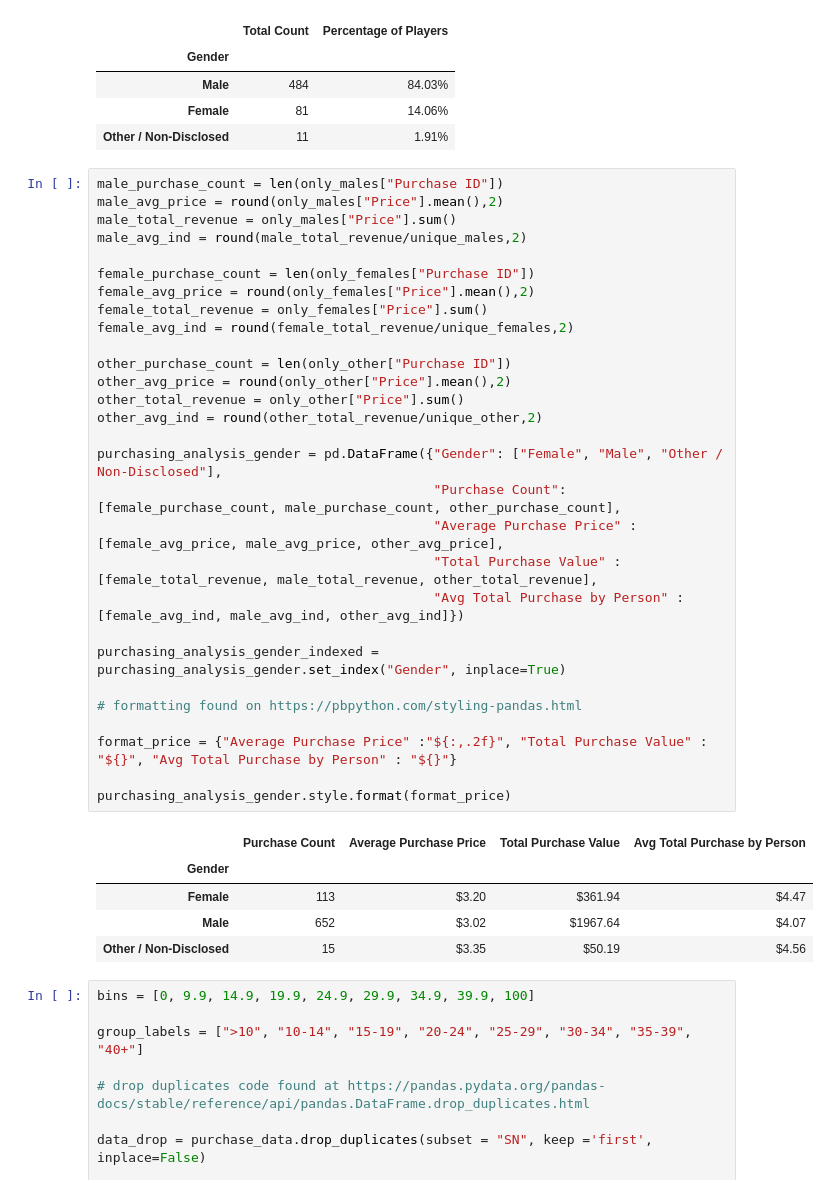
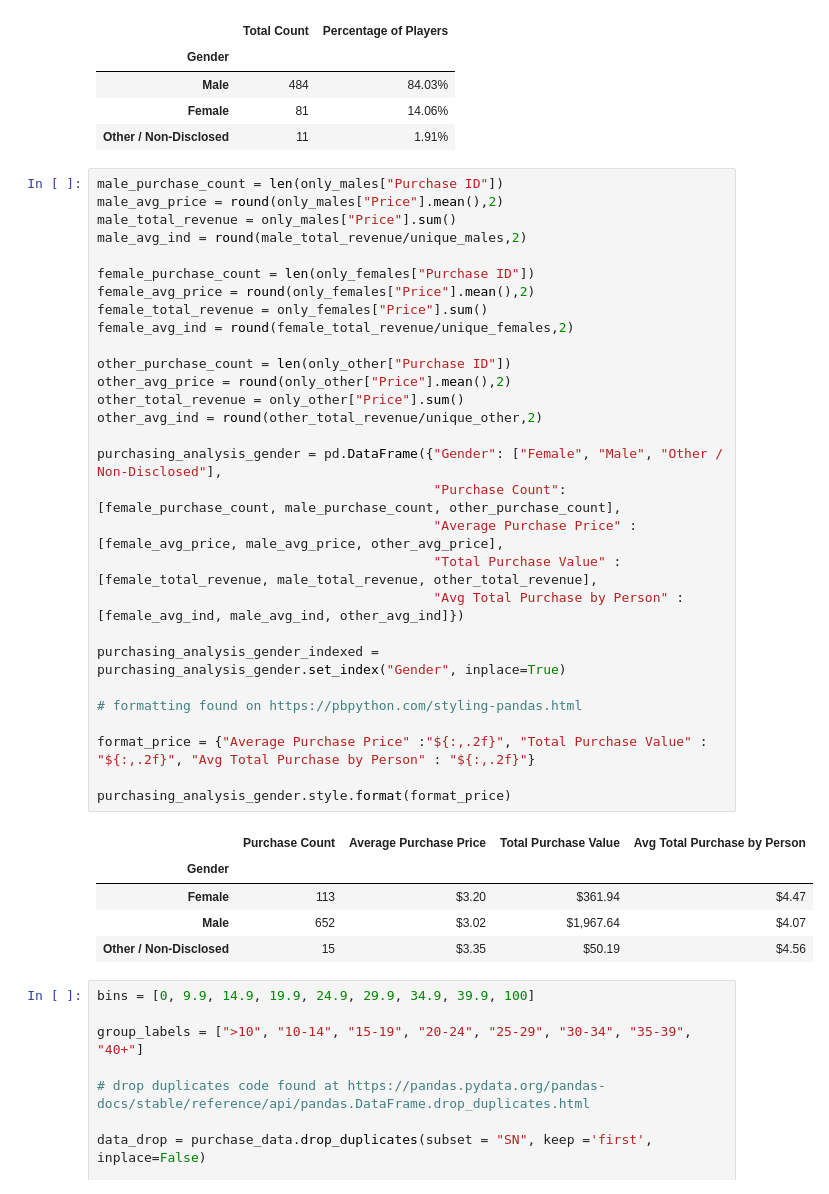
Before and after one commit to pspitzer86/Pandas-Challenge, a Jupyter notebook: HeroesofPymoli/HeroesofPymoli_Outputs.ipynb, the cells around one changed output. Cells and saved outputs as stored; diff of their text form.

```diff
--- a/HeroesofPymoli/HeroesofPymoli_Outputs.ipynb
+++ b/HeroesofPymoli/HeroesofPymoli_Outputs.ipynb
@@ -77,35 +77,35 @@ male_purchase_count = len(only_males["Purchase ID"])
 male_avg_price = round(only_males["Price"].mean(),2)
 male_total_revenue = only_males["Price"].sum()
 male_avg_ind = round(male_total_revenue/unique_males,2)
 
 female_purchase_count = len(only_females["Purchase ID"])
 female_avg_price = round(only_females["Price"].mean(),2)
 female_total_revenue = only_females["Price"].sum()
 female_avg_ind = round(female_total_revenue/unique_females,2)
 
 other_purchase_count = len(only_other["Purchase ID"])
 other_avg_price = round(only_other["Price"].mean(),2)
 other_total_revenue = only_other["Price"].sum()
 other_avg_ind = round(other_total_revenue/unique_other,2)
 
 purchasing_analysis_gender = pd.DataFrame({"Gender": ["Female", "Male", "Other / Non-Disclosed"],
                                            "Purchase Count": [female_purchase_count, male_purchase_count, other_purchase_count],
                                            "Average Purchase Price" : [female_avg_price, male_avg_price, other_avg_price],
                                            "Total Purchase Value" : [female_total_revenue, male_total_revenue, other_total_revenue],
                                            "Avg Total Purchase by Person" : [female_avg_ind, male_avg_ind, other_avg_ind]})
 
 purchasing_analysis_gender_indexed = purchasing_analysis_gender.set_index("Gender", inplace=True)
 
 # formatting found on https://pbpython.com/styling-pandas.html
 
-format_price = {"Average Purchase Price" :"${:,.2f}", "Total Purchase Value" : "${}", "Avg Total Purchase by Person" : "${}"}
+format_price = {"Average Purchase Price" :"${:,.2f}", "Total Purchase Value" : "${:,.2f}", "Avg Total Purchase by Person" : "${:,.2f}"}
 
 purchasing_analysis_gender.style.format(format_price)
 # %% [output]
 |  | Purchase Count | Average Purchase Price | Total Purchase Value | Avg Total Purchase by Person |
 | Gender |  |  |  |  |
 | Female | 113 | $3.20 | $361.94 | $4.47 |
-| Male | 652 | $3.02 | $1967.64 | $4.07 |
+| Male | 652 | $3.02 | $1,967.64 | $4.07 |
 | Other / Non-Disclosed | 15 | $3.35 | $50.19 | $4.56 |
 # %%
 bins = [0, 9.9, 14.9, 19.9, 24.9, 29.9, 34.9, 39.9, 100]
```
Also changed, not shown: parts of 4 cells of this notebook.
